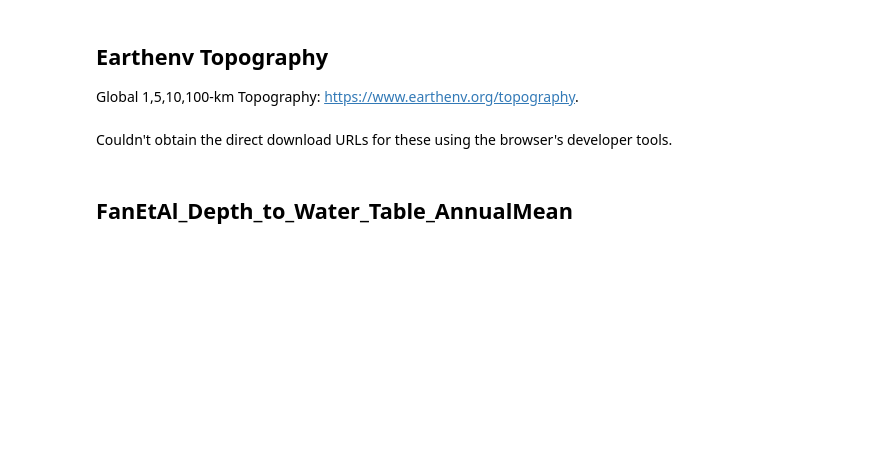
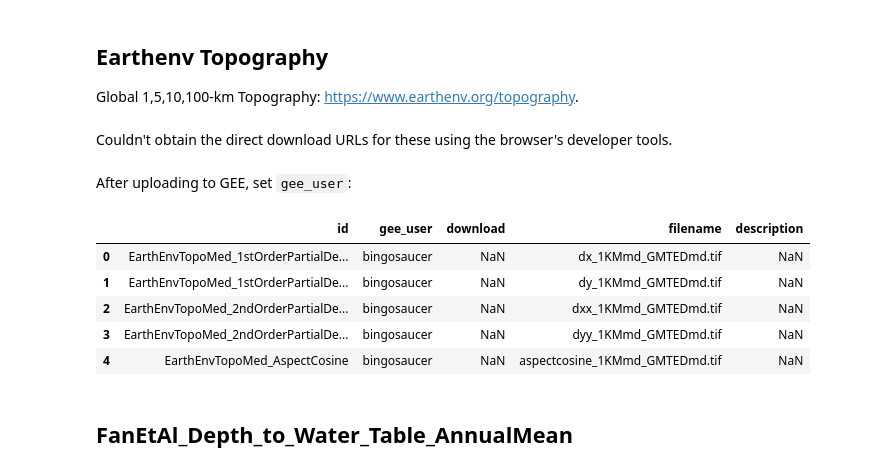
Before and after one commit to qAp/earthshotsoil, a Jupyter notebook: nbs/01_environ_covariates.ipynb, the cells around one changed output. Cells and saved outputs as stored; diff of their text form; code cells hidden in the pictures; blank space fills up the shorter version.

```diff
--- a/nbs/01_environ_covariates.ipynb
+++ b/nbs/01_environ_covariates.ipynb
@@ -34,0 +68,3 @@ DATA_SRC.get()
+# %%
+ENCOV = pd.DataFrame(
+    columns=['id', 'gee_user', 'download', 'filename', 'description'])
@@ -154,3 +174,21 @@ for k, d in DATA_SRC.items():
+# %%
+for id, filename in id_fns:
+    ENCOV = ENCOV.append(
+        {'id': id, 'filename': filename}, ignore_index=True)
+# %% [markdown]
+After uploading to GEE, set `gee_user`:
+# %%
+is_topo = ENCOV.id.apply(lambda o: o.startswith('EarthEnvTopoMed'))
+ENCOV.loc[is_topo, 'gee_user'] = 'bingosaucer'
+# %%
+ENCOV.head()
+# %% [output]
+|  | id | gee_user | download | filename | description |
+| 0 | EarthEnvTopoMed_1stOrderPartialDe... | bingosaucer | NaN | dx_1KMmd_GMTEDmd.tif | NaN |
+| 1 | EarthEnvTopoMed_1stOrderPartialDe... | bingosaucer | NaN | dy_1KMmd_GMTEDmd.tif | NaN |
+| 2 | EarthEnvTopoMed_2ndOrderPartialDe... | bingosaucer | NaN | dxx_1KMmd_GMTEDmd.tif | NaN |
+| 3 | EarthEnvTopoMed_2ndOrderPartialDe... | bingosaucer | NaN | dyy_1KMmd_GMTEDmd.tif | NaN |
+| 4 | EarthEnvTopoMed_AspectCosine | bingosaucer | NaN | aspectcosine_1KMmd_GMTEDmd.tif | NaN |
 # %% [markdown]
 ## FanEtAl_Depth_to_Water_Table_AnnualMean
 # %% [markdown]
```
Also changed, not shown: parts of 58 cells of this notebook.
